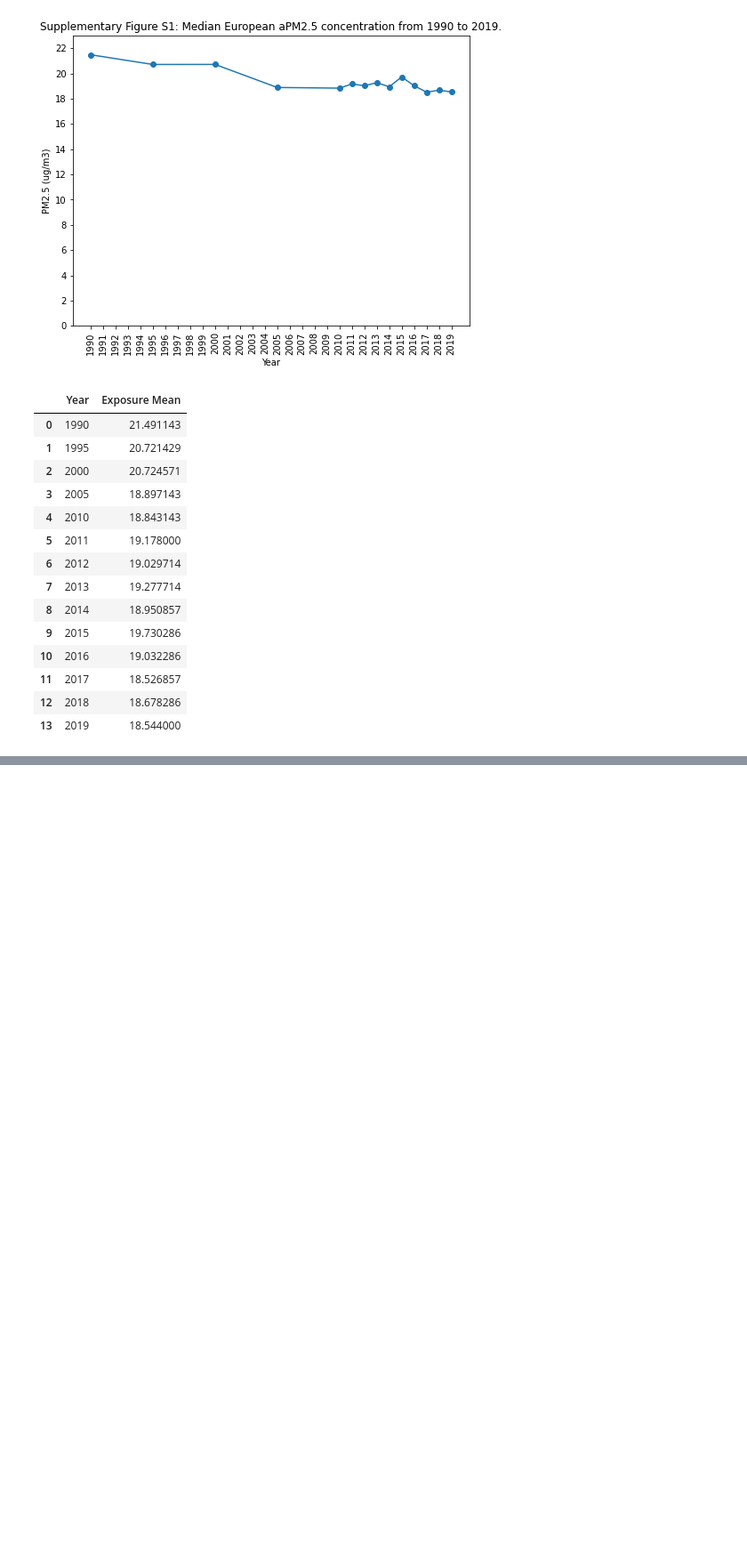
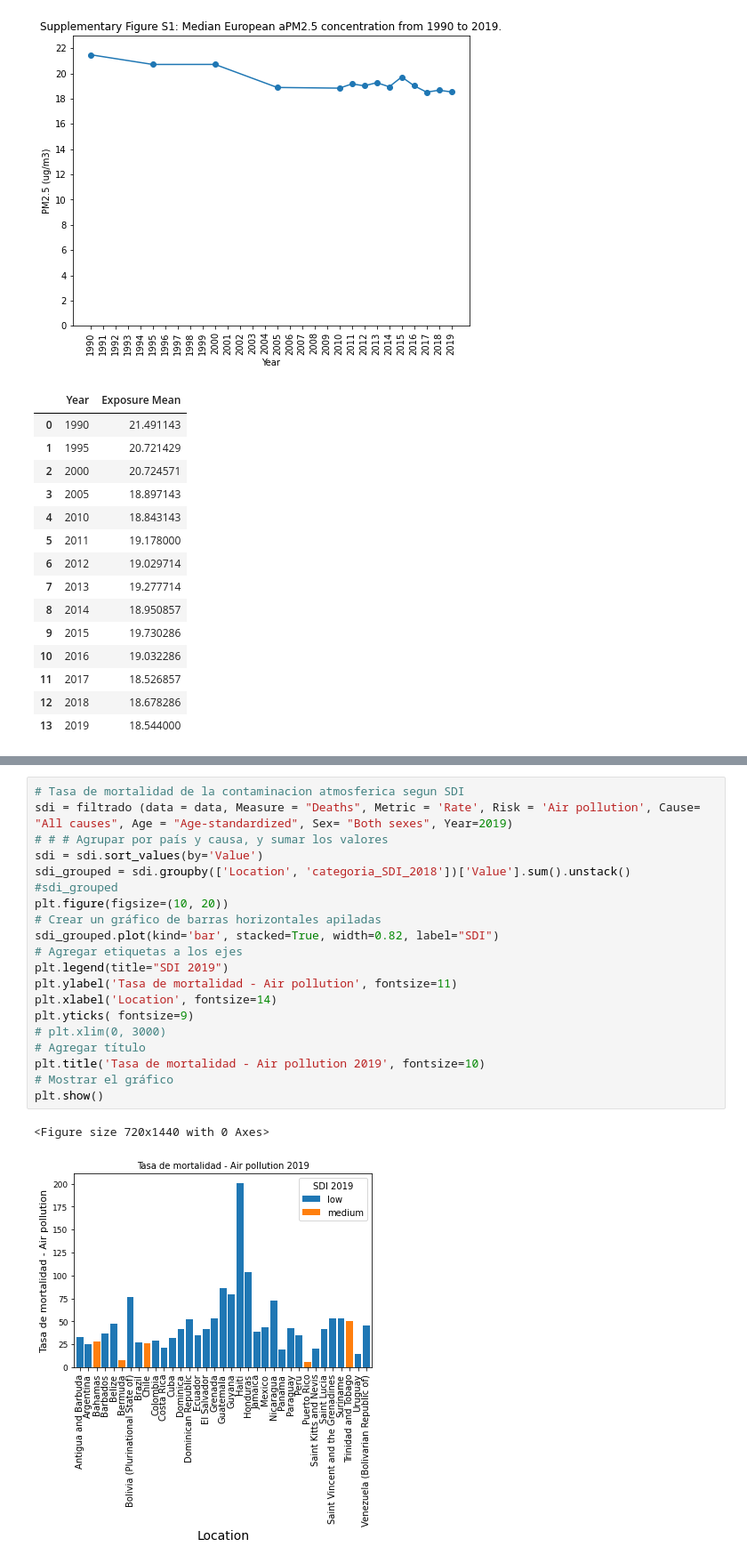
Before and after one commit to joseurquiza88/Health-impacts-AirPollution, a Jupyter notebook: code/01_health LAT.ipynb, the cells around one changed output, grey strips where cells are left out. Shown at 89% size. Cells and saved outputs as stored; diff of their text form; blank space fills up the shorter version.

```diff
--- a/code/01_health LAT.ipynb
+++ b/code/01_health LAT.ipynb
@@ -1719,0 +1970,23 @@ promedio_por_año
+# %%
+# Tasa de mortalidad de la contaminacion atmosferica segun SDI
+sdi = filtrado (data = data, Measure = "Deaths", Metric = 'Rate', Risk = 'Air pollution', Cause= "All causes", Age = "Age-standardized", Sex= "Both sexes", Year=2019)
+# # # Agrupar por país y causa, y sumar los valores
+sdi = sdi.sort_values(by='Value')
+sdi_grouped = sdi.groupby(['Location', 'categoria_SDI_2018'])['Value'].sum().unstack()
+#sdi_grouped
+plt.figure(figsize=(10, 20))
+# Crear un gráfico de barras horizontales apiladas
+sdi_grouped.plot(kind='bar', stacked=True, width=0.82, label="SDI")
+# Agregar etiquetas a los ejes
+plt.legend(title="SDI 2019")
+plt.ylabel('Tasa de mortalidad - Air pollution', fontsize=11)
+plt.xlabel('Location', fontsize=14)
+plt.yticks( fontsize=9)
+# plt.xlim(0, 3000)
+# Agregar título
+plt.title('Tasa de mortalidad - Air pollution 2019', fontsize=10)
+# Mostrar el gráfico
+plt.show()
+# %% [output]
+<Figure size 720x1440 with 0 Axes>
+[figure, added]
```
Also changed, not shown: parts of 14 cells of this notebook, 9 other files.
